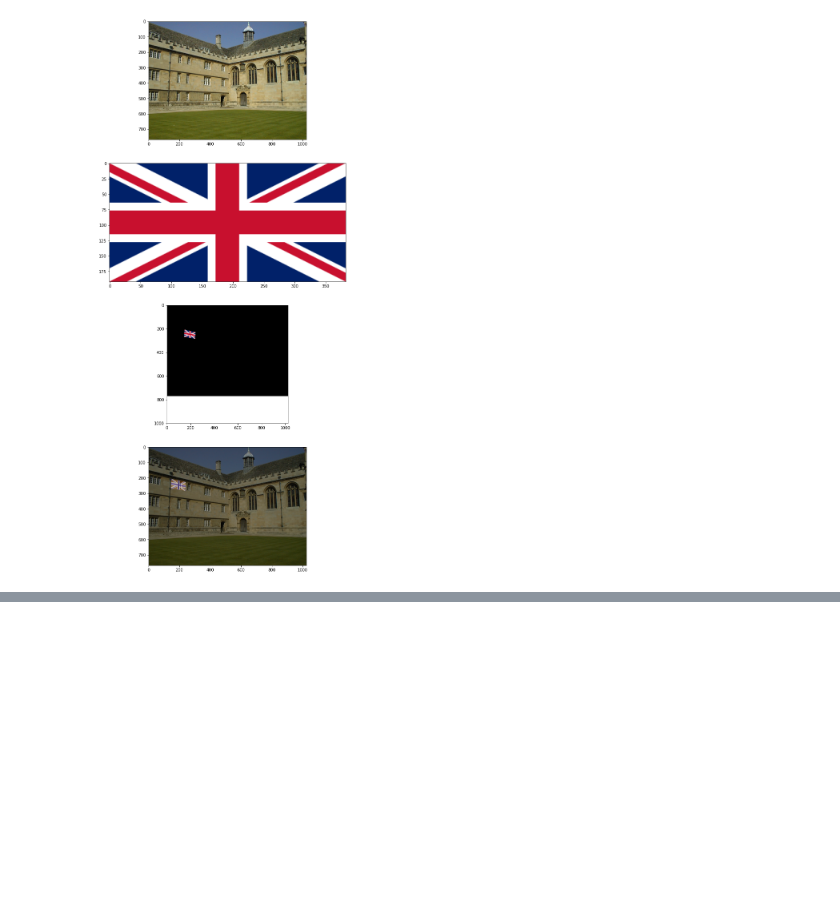
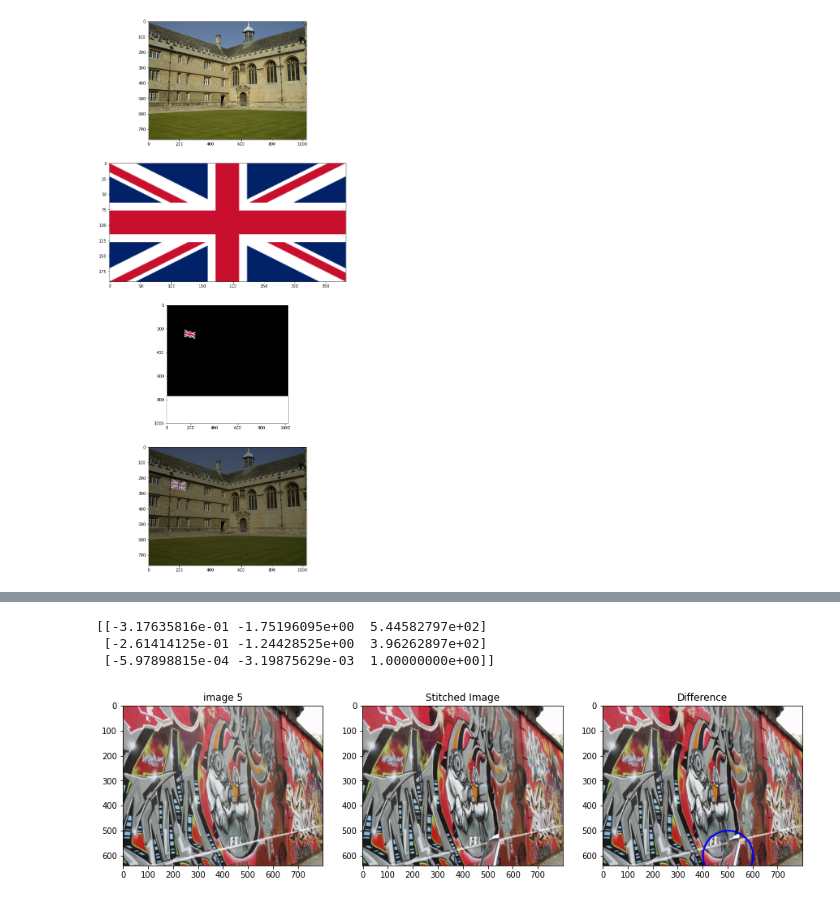
Before and after one commit to DilshiTP/Image-Processing, a Jupyter notebook: Assignments/190626H-Assignment_2.ipynb, the cells around one changed output, grey strips where cells are left out. Saved outputs shown, nothing was run; the diff lists cells and outputs as text; code cells hidden in the pictures; blank space fills up the shorter version.

```diff
--- a/Assignments/190626H-Assignment_2.ipynb
+++ b/Assignments/190626H-Assignment_2.ipynb
@@ -175,0 +198,77 @@ plt.show()
+# %%
+def homography(pts1, pts2):
+    mean1, mean2 = np.mean(pts1, axis=0), np.mean(pts2, axis=0)
+    s1, s2 = len(pts1)*np.sqrt(2)/np.sum(np.sqrt(np.sum((pts1-mean1)**2, axis=1))), len(pts1)*np.sqrt(2)/np.sum(np.sqrt(np.sum((pts2-mean2)**2, axis=1)))
+    tx1, ty1, tx2, ty2 = -s1*mean1[0], -s1*mean1[1], -s2*mean2[0], -s2*mean2[1]
+    T1, T2 = np.array(((s1, 0, tx1), (0, s1, ty1), (0, 0, 1))), np.array(((s2, 0, tx2), (0, s2, ty2), (0, 0, 1)))
+    A = []
+
+    for i in range(len(pts1)):
+        X11, X21 = T1 @ np.concatenate((pts1[i], [1])).reshape(3, 1), T2 @ np.concatenate((pts2[i], [1])).reshape(3, 1)
+        A.append((-X11[0][0], -X11[1][0], -1, 0, 0, 0, X21[0][0]*X11[0][0], X21[0][0]*X11[1][0], X21[0][0]))
+        A.append((0, 0, 0, -X11[0][0], -X11[1][0], -1, X21[1][0]*X11[0][0], X21[1][0]*X11[1][0], X21[1][0]))
+
+    A = np.array(A)
+    U, S, V = np.linalg.svd(A, full_matrices=True)
+    h = np.reshape(V[-1], (3, 3))
+    H = linalg.inv(T2) @ h @ T1
+    H = (1 / H.item(8)) * H
+    return H
+
+def dist(P1, P2, H):
+    p1 = np.array([P1[0], P1[1], 1])
+    p2 = np.array([P2[0], P2[1], 1])
+
+    p2_estimate = np.dot(H, p1.T)
+    p2_estimate = (1 / p2_estimate[2]) * p2_estimate
+    return np.linalg.norm(p2.T - p2_estimate)
+
+def RANSAC_homography(points1, points2):
+    inlier_count, selected_inliers = 0, None
+    points = np.hstack((points1, points2))
+    num_iterations = int(np.log(1 - 0.95)/np.log(1 - (1 - 0.5)**4))
+
+    for _ in range(num_iterations):
+        np.random.shuffle(points)
+        pts1, pts1_rem, pts2, pts2_rem = points[:4, :2],  points[4:, :2], points[:4, 2:], points[4:, 2:]
+        H = homography(pts1, pts2)
+        inliers = [(pts1_rem[i], pts2_rem[i]) for i in range(len(pts1_rem)) if dist(pts1_rem[i], pts2_rem[i], H) < 100]
+        if len(inliers) > inlier_count:
+            inlier_count = len(inliers)
+            selected_inliers = np.array(inliers)
+
+    H = homography(selected_inliers[:, 0], selected_inliers[:, 1])
+    return H
+
+H = RANSAC_homography(pts1, pts2)
+print(H)
+# %% [output]
+[[-3.17635816e-01 -1.75196095e+00  5.44582797e+02]
+ [-2.61414125e-01 -1.24428525e+00  3.96262897e+02]
+ [-5.97898815e-04 -3.19875629e-03  1.00000000e+00]]
+# %%
+file = open(r"H1to5p", "r")
+H = []
+
+for _ in range(3):
+    H.append(tuple(map(float, file.readline().strip().split())))
+
+H = np.array(H)
+img_p = cv.warpPerspective(im1, H, (im2.shape[1], im2.shape[0]))
+ret, threshold = cv.threshold(img_p, 10, 1, cv.THRESH_BINARY_INV)
+img2_thresholded = np.multiply(threshold, im2)
+img_blended = cv.addWeighted(img2_thresholded, 1, img_p, 1, 0)
+
+fig, ax = plt.subplots(1, 3, figsize=(15, 12))
+ax[0].imshow(im2)
+ax[0].set_title("image 5")
+ax[1].imshow(img_blended)
+ax[1].set_title("Stitched Image")
+
+img_blended = cv.circle(img_blended, (500, 600), 100, (0, 0, 255), 5)
+
+ax[2].imshow(img_blended)
+ax[2].set_title("Difference")
+plt.show()
+# %% [output]
+[figure, added]
```
Also changed, not shown: parts of 3 cells of this notebook.
